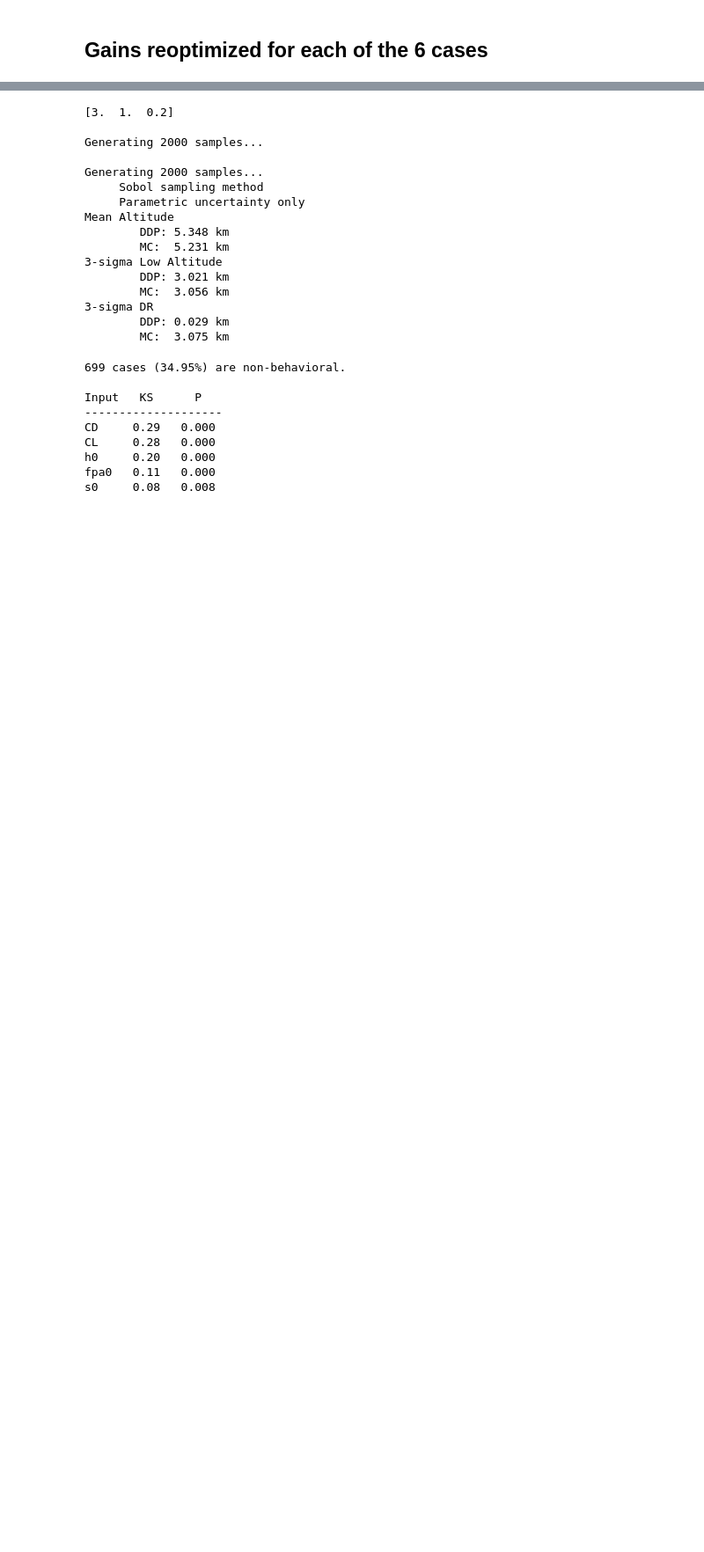
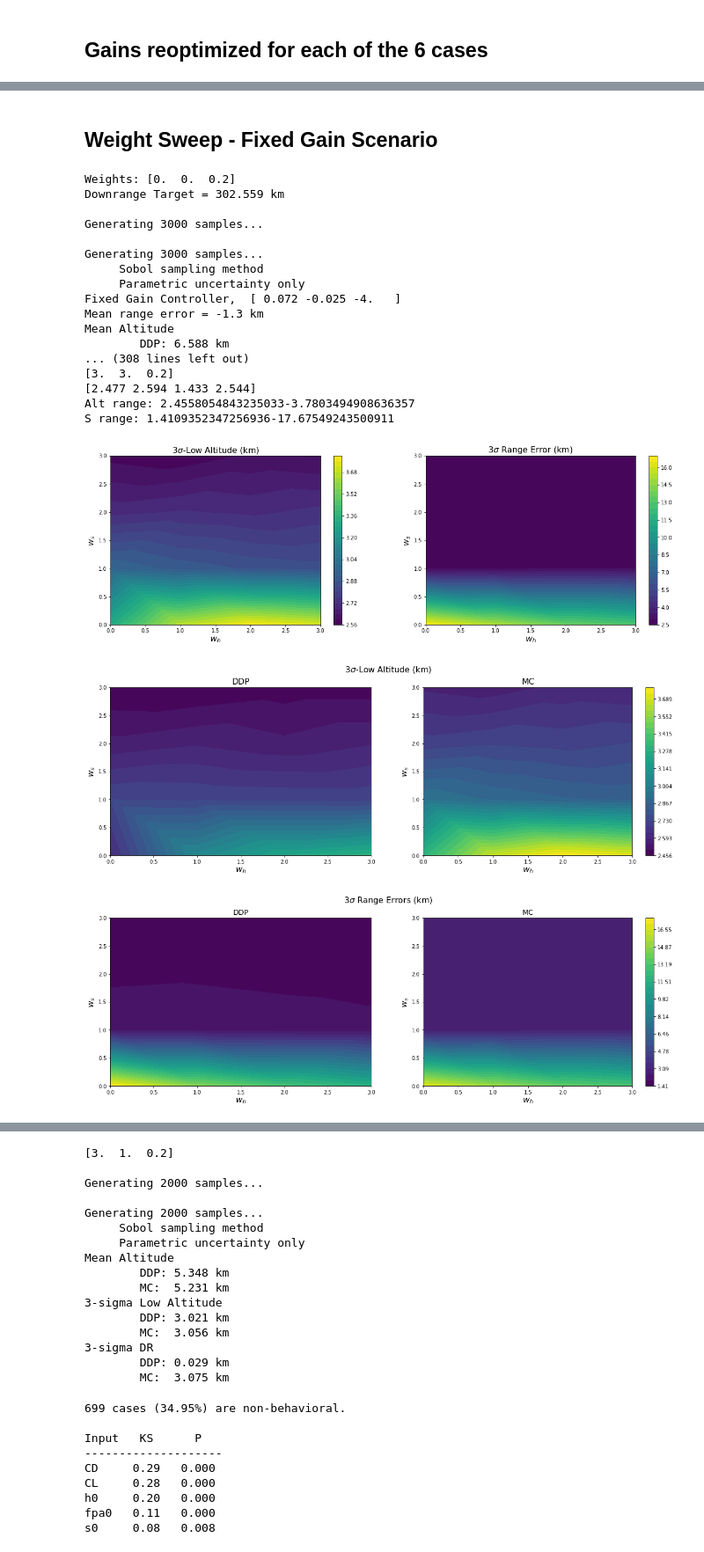
Before and after one commit to CDNoyes/EDL-Py, a Jupyter notebook: DDPMonteCarlo.ipynb, the cells around one changed output, grey strips where cells are left out. Shown at 88% size. Drawn from its saved outputs; the diff is of its cells as text; code cells hidden in the pictures; blank space fills up the shorter version.

```diff
--- a/DDPMonteCarlo.ipynb
+++ b/DDPMonteCarlo.ipynb
@@ -137,9 +137,11 @@ def MonteCarlo(data, N=2000, debug=False, parametric=False, sample='L'):
 
         debug = True runs the unscented transform points to ensure those match
     """
-    print(data['input']['weights'])
+    print("\nWeights: {}".format(data['input']['weights']))
     P0 = data['input']['P0']  # h fpa s (no velocity term)
 
+    s_target = data['mean'][2,-1]
+    print("Downrange Target = {:.3f} km".format(s_target))
     mass = 5000.
 
     x0 = data['mean'].T[0]
@@ -171,10 +173,17 @@ def MonteCarlo(data, N=2000, debug=False, parametric=False, sample='L'):
     mc._run(X0, stepsize=[5, 0.1, 1], Ef=10000, time_constant=0, debug=0, edl_kwargs={'Longitudinal': True, 'VehicleModel': vehicle})
 
     keep = np.isfinite(mc.xf)
-    print(np.shape(keep))
     xf = np.reshape(mc.xf[keep], (-1,5))
     mean = np.mean(xf, axis=0)
     std = np.std(xf, axis=0)
+
+    range_error = xf.T[1]/1000 - s_target # verify units
+    range_error_mean = np.mean(range_error)
+    range_error_3s = np.abs(range_error_mean) + 3*np.std(range_error)
+    h1 = np.percentile(xf.T[0]/1000-3396.2, 1)
+    s99 = np.percentile(np.abs(range_error), 99)
+    print("1% altitude = {:.3f} km".format(h1))
+    print("99% range error = {:.3f} km".format(s99))
 
     stochastic = 'var' in data
     if stochastic:
@@ -189,11 +198,12 @@ def MonteCarlo(data, N=2000, debug=False, parametric=False, sample='L'):
 #         std_ddp = data['stats'].squeeze()
     if debug:
         print("Running in debug mode to recreate the unscented trajectories, disregard the MC values below")
-
+    print("Mean range error = {:.1f} km".format(range_error_mean))
     print("Mean Altitude\n\tDDP: {:.3f} km\n\tMC:  {:.3f} km".format(std_ddp[0], mean[0]/1000-3396.2))
     print("3-sigma Low Altitude\n\tDDP: {:.3f} km\n\tMC:  {:.3f} km".format(std_ddp[1], mean[0]/1000-3396.2-3*std[0]/1000))
-    print("3-sigma DR\n\tDDP: {:.3f} km\n\tMC:  {:.3f} km".format(std_ddp[2], 3*std[1]/1000))
-    output = np.array([std_ddp[1],  mean[0]/1000-3396.2-3*std[0]/1000, std_ddp[2], 3*std[1]/1000]) # hlow_ddp hlow_mc, 3s_ddp 3s_mc
+    print("3-sigma DR Error\n\tDDP: {:.3f} km\n\tMC:  {:.3f} km".format(std_ddp[2], range_error_3s))
+#     output = np.array([std_ddp[1],  mean[0]/1000-3396.2-3*std[0]/1000, std_ddp[2], range_error_3s]) # hlow_ddp hlow_mc, 3s_ddp 3s_mc
+    output = {'ddp': {'hmean':std_ddp[0], 'hlow': std_ddp[1], 'range3s':std_ddp[2]}, 'mc':{'hmean':mean[0]/1000-3396.2, 'hlow': mean[0]/1000-3396.2-3*std[0]/1000, 'range3s': range_error_3s, 'h1': h1, 's99': s99}}
     return {'output': output, 'mc': mc}
 # %%
 def build_dict(sol):
@@ -220,7 +230,7 @@ def MonteCarloArray(mdir, mc_kwargs={}, plot=True):
     # New way with sols in an array
     dlist = mdir['sols']
     outputs = np.array([MonteCarlo(build_dict(data), **mc_kwargs)['output'] for data in dlist])
-    print(outputs.shape)
+
     w = np.squeeze([build_dict(data)['weights'] for data in dlist]).T
 
     data = {'stats': outputs, 'weights': w}
@@ -229,10 +239,19 @@ def MonteCarloArray(mdir, mc_kwargs={}, plot=True):
 
     return data
 
+def collect(dics):
+    """makes a new dictionary whose entries are full lists of the entries from a list of dicts"""
+    dic = {}
+    for key in dics[0].keys():
+        dic[key] = [d[key] for d in dics]
+    return dic
+
 def MCAPlots(results):
 
     outputs = results['stats']
     w = results['weights']
+
+    outputs = collect(outputs)
     best = np.argmin(outputs[:,3]) # lowest MC range error
     print(w.T[best])
     print(outputs[best]) # low alt, 3s range error
@@ -504,0 +512,27 @@ S range: 0.8521940224902012-39.165581035369925
+# %% [markdown]
+## Weight Sweep - Fixed Gain Scenario
+# %%
+data = data_loader('solutions_cl_ddp_max_guess.mat')
+stats = MonteCarloArray(data, {'N': 3000, 'parametric': True, 'sample': 'L'}, plot=False)
+MCAPlots(stats)
+# %% [output]
+Weights: [0.  0.  0.2]
+Downrange Target = 302.559 km
+
+Generating 3000 samples...
+
+Generating 3000 samples...
+     Sobol sampling method
+     Parametric uncertainty only
+Fixed Gain Controller,  [ 0.072 -0.025 -4.   ]
+Mean range error = -1.3 km
+Mean Altitude
+        DDP: 6.588 km
+... (308 lines left out)
+[3.  3.  0.2]
+[2.477 2.594 1.433 2.544]
+Alt range: 2.4558054843235033-3.7803494908636357
+S range: 1.4109352347256936-17.67549243500911
+[figure, added]
+[figure, added]
+[figure, added]
```
Also changed, not shown: parts of 7 cells of this notebook, 2 other files.
